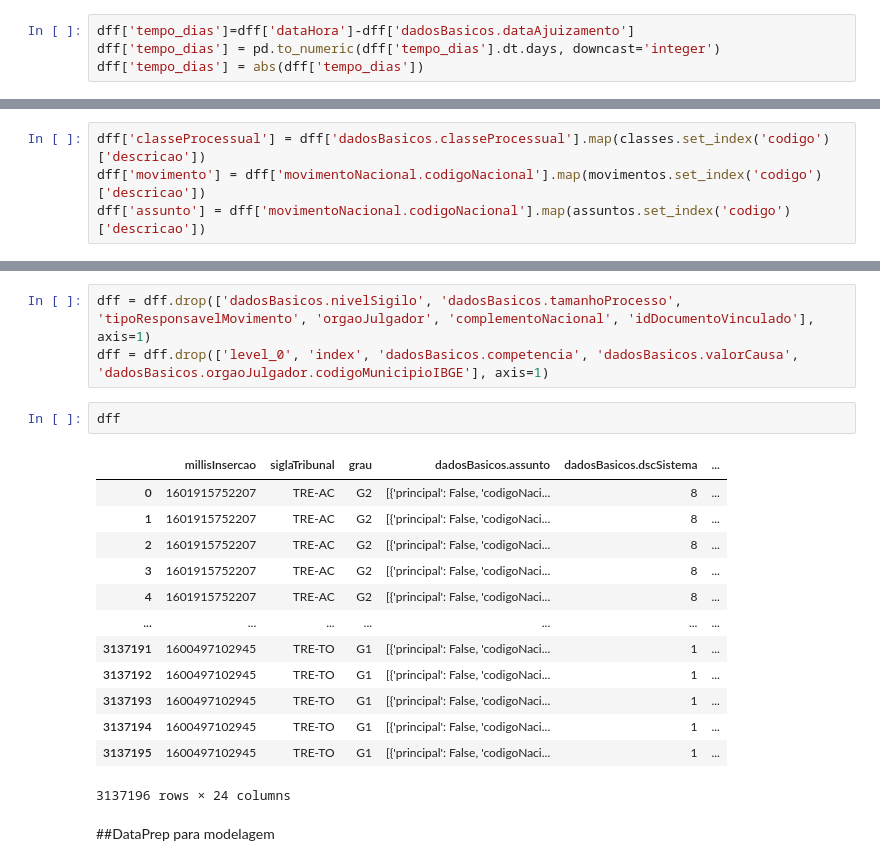
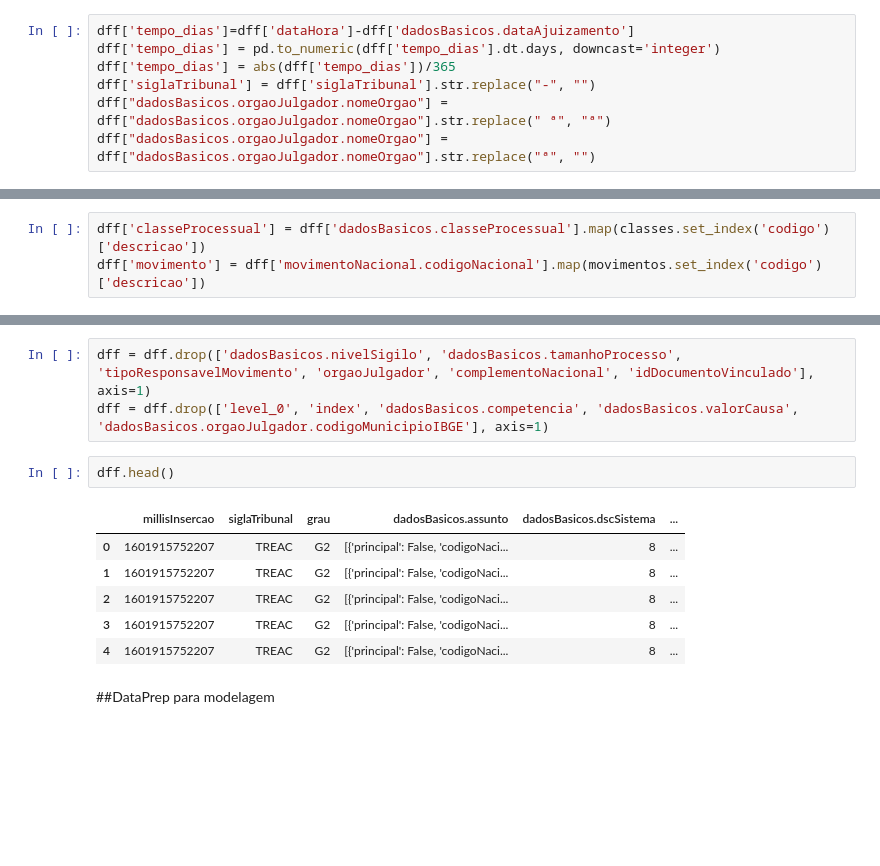
Before and after one commit to dulei711/sharing, a Jupyter notebook: PAPJUDS.ipynb, the cells around one changed output, grey strips where cells are left out. Saved outputs shown, nothing was run; the diff lists cells and outputs as text; blank space fills up the shorter version.

```diff
--- a/PAPJUDS.ipynb
+++ b/PAPJUDS.ipynb
@@ -234,7 +253,10 @@ Criação da variável "tempo_dias", que é equivalente ao tempo desde o ajuizam
 # %%
 dff['tempo_dias']=dff['dataHora']-dff['dadosBasicos.dataAjuizamento']
 dff['tempo_dias'] = pd.to_numeric(dff['tempo_dias'].dt.days, downcast='integer')
-dff['tempo_dias'] = abs(dff['tempo_dias'])
+dff['tempo_dias'] = abs(dff['tempo_dias'])/365
+dff['siglaTribunal'] = dff['siglaTribunal'].str.replace("-", "")
+dff["dadosBasicos.orgaoJulgador.nomeOrgao"] = dff["dadosBasicos.orgaoJulgador.nomeOrgao"].str.replace(" ª", "ª")
+dff["dadosBasicos.orgaoJulgador.nomeOrgao"] = dff["dadosBasicos.orgaoJulgador.nomeOrgao"].str.replace("ª", "")
 # %%
 dff.head()
 # %% [output]
@@ -249,28 +271,20 @@ Alimentação do DataFrame principal com as informações de classe processual,
 # %%
 dff['classeProcessual'] = dff['dadosBasicos.classeProcessual'].map(classes.set_index('codigo')['descricao'])
 dff['movimento'] = dff['movimentoNacional.codigoNacional'].map(movimentos.set_index('codigo')['descricao'])
-dff['assunto'] = dff['movimentoNacional.codigoNacional'].map(assuntos.set_index('codigo')['descricao'])
 # %% [markdown]
 Exclusão de colunas que não terão influencia na modelagem de dados
 # %%
 dff = dff.drop(['dadosBasicos.nivelSigilo', 'dadosBasicos.tamanhoProcesso', 'tipoResponsavelMovimento', 'orgaoJulgador', 'complementoNacional', 'idDocumentoVinculado'], axis=1)
 dff = dff.drop(['level_0', 'index', 'dadosBasicos.competencia', 'dadosBasicos.valorCausa', 'dadosBasicos.orgaoJulgador.codigoMunicipioIBGE'], axis=1)
 # %%
-dff
+dff.head()
 # %% [output]
 |  | millisInsercao | siglaTribunal | grau | dadosBasicos.assunto | dadosBasicos.dscSistema | ... |
-| 0 | 1601915752207 | TRE-AC | G2 | [{'principal': False, 'codigoNaci... | 8 | ... |
-| 1 | 1601915752207 | TRE-AC | G2 | [{'principal': False, 'codigoNaci... | 8 | ... |
-| 2 | 1601915752207 | TRE-AC | G2 | [{'principal': False, 'codigoNaci... | 8 | ... |
-| 3 | 1601915752207 | TRE-AC | G2 | [{'principal': False, 'codigoNaci... | 8 | ... |
-| 4 | 1601915752207 | TRE-AC | G2 | [{'principal': False, 'codigoNaci... | 8 | ... |
-| ... | ... | ... | ... | ... | ... | ... |
-| 3137191 | 1600497102945 | TRE-TO | G1 | [{'principal': False, 'codigoNaci... | 1 | ... |
-| 3137192 | 1600497102945 | TRE-TO | G1 | [{'principal': False, 'codigoNaci... | 1 | ... |
-| 3137193 | 1600497102945 | TRE-TO | G1 | [{'principal': False, 'codigoNaci... | 1 | ... |
-| 3137194 | 1600497102945 | TRE-TO | G1 | [{'principal': False, 'codigoNaci... | 1 | ... |
-| 3137195 | 1600497102945 | TRE-TO | G1 | [{'principal': False, 'codigoNaci... | 1 | ... |
+| 0 | 1601915752207 | TREAC | G2 | [{'principal': False, 'codigoNaci... | 8 | ... |
+| 1 | 1601915752207 | TREAC | G2 | [{'principal': False, 'codigoNaci... | 8 | ... |
+| 2 | 1601915752207 | TREAC | G2 | [{'principal': False, 'codigoNaci... | 8 | ... |
+| 3 | 1601915752207 | TREAC | G2 | [{'principal': False, 'codigoNaci... | 8 | ... |
+| 4 | 1601915752207 | TREAC | G2 | [{'principal': False, 'codigoNaci... | 8 | ... |
-3137196 rows × 24 columns
 # %% [markdown]
 ##DataPrep para modelagem
 # %% [markdown]
```
Also changed, not shown: parts of 16 cells of this notebook.
